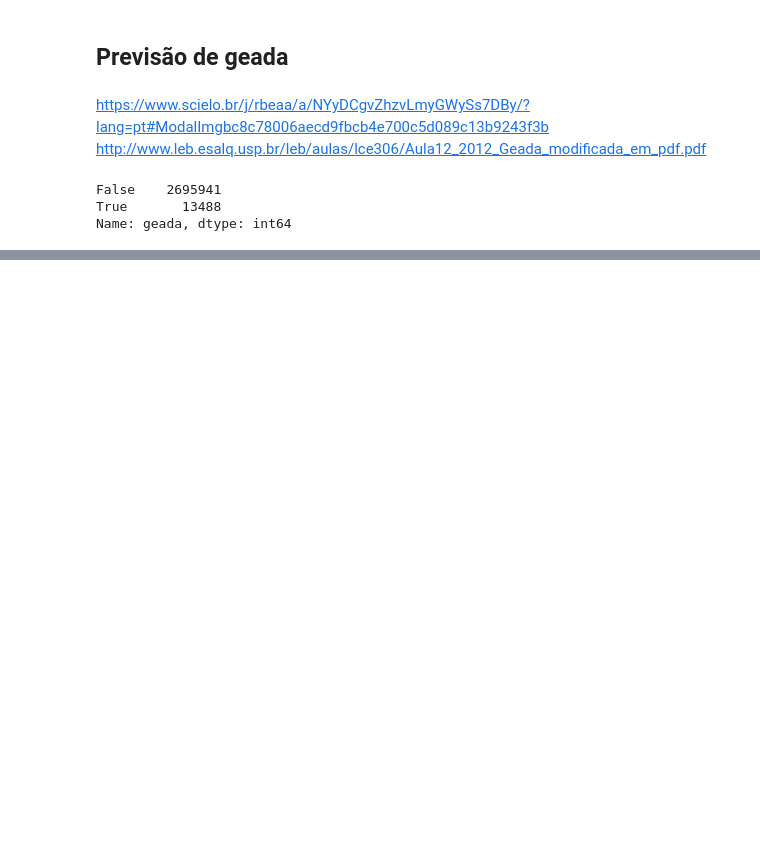
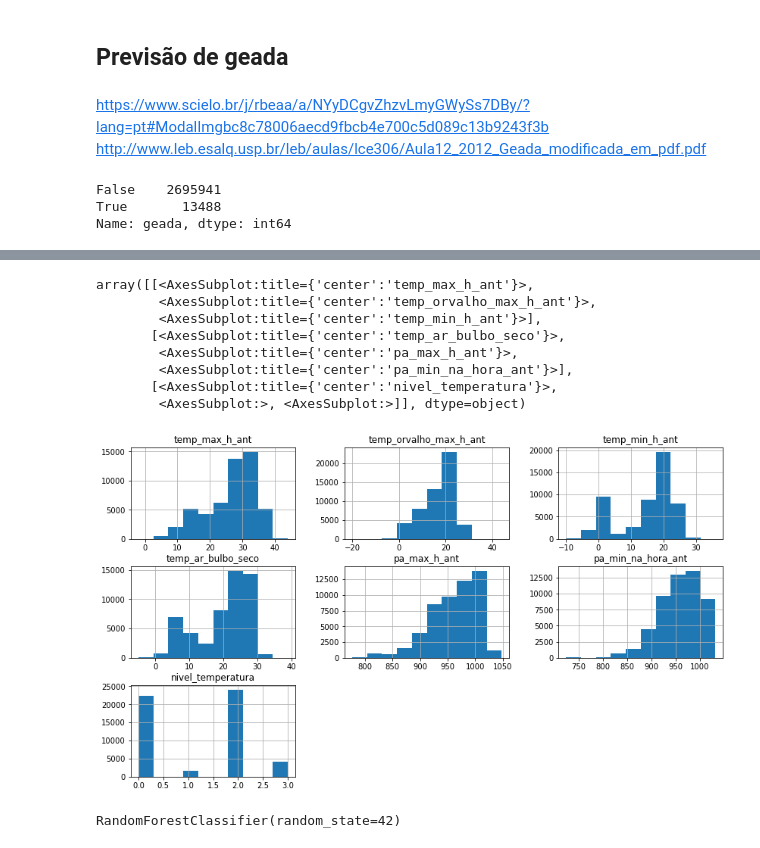
Before and after one commit to thehenke/clima-analysis, a Jupyter notebook: analysis.ipynb, the cells around one changed output, grey strips where cells are left out. Cells and saved outputs as stored; diff of their text form; code cells hidden in the pictures; blank space fills up the shorter version.

```diff
--- a/analysis.ipynb
+++ b/analysis.ipynb
@@ -376,0 +426,12 @@ Name: geada, dtype: int64
+# %%
+X.round().hist(figsize=(14,8))
+# %% [output]
+array([[<AxesSubplot:title={'center':'temp_max_h_ant'}>,
+        <AxesSubplot:title={'center':'temp_orvalho_max_h_ant'}>,
+        <AxesSubplot:title={'center':'temp_min_h_ant'}>],
+       [<AxesSubplot:title={'center':'temp_ar_bulbo_seco'}>,
+        <AxesSubplot:title={'center':'pa_max_h_ant'}>,
+        <AxesSubplot:title={'center':'pa_min_na_hora_ant'}>],
+       [<AxesSubplot:title={'center':'nivel_temperatura'}>,
+        <AxesSubplot:>, <AxesSubplot:>]], dtype=object)
+[figure, added]
@@ -376,0 +440,5 @@ Name: geada, dtype: int64
+# %%
+rf = RandomForestClassifier(random_state = 42)
+rf.fit(X_train, y_train)
+# %% [output]
+RandomForestClassifier(random_state=42)
```
Also changed, not shown: parts of 28 cells of this notebook.
